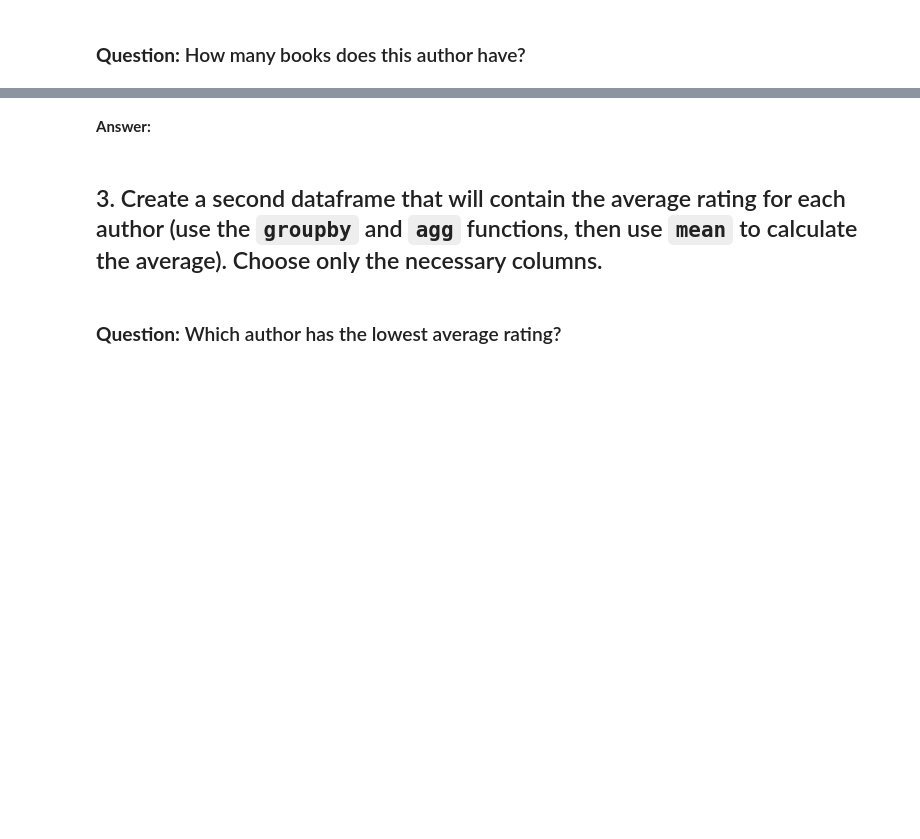
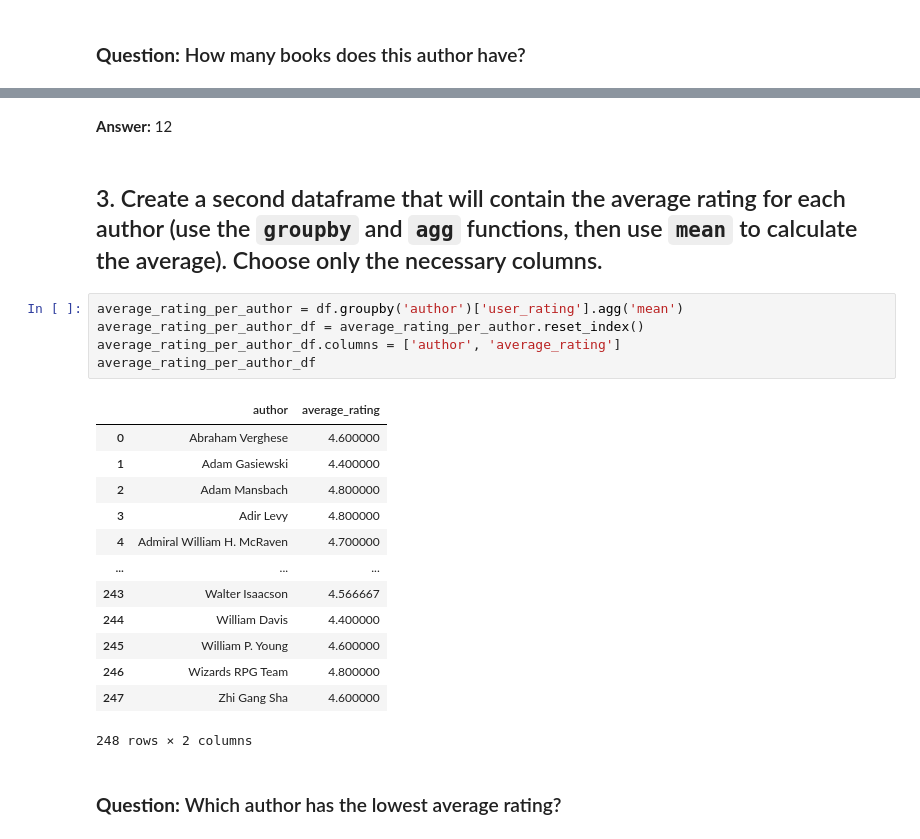
Before and after one commit to KamilGrundas/Data_science, a Jupyter notebook: homework_2/part_3/Hw2.3.ipynb, the cells around one changed output, grey strips where cells are left out. Saved outputs shown, nothing was run; the diff lists cells and outputs as text; blank space fills up the shorter version.

```diff
--- a/homework_2/part_3/Hw2.3.ipynb
+++ b/homework_2/part_3/Hw2.3.ipynb
@@ -184,6 +292,25 @@ df['price'].median()
 # %% [markdown]
-**Answer:**
+**Answer:** 12
 # %% [markdown]
 ## 3. Create a second dataframe that will contain the average rating for each author (use the `groupby` and `agg` functions, then use `mean` to calculate the average). Choose only the necessary columns.
+# %%
+average_rating_per_author = df.groupby('author')['user_rating'].agg('mean')
+average_rating_per_author_df = average_rating_per_author.reset_index()
+average_rating_per_author_df.columns = ['author', 'average_rating']
+average_rating_per_author_df
+# %% [output]
+|  | author | average_rating |
+| 0 | Abraham Verghese | 4.600000 |
+| 1 | Adam Gasiewski | 4.400000 |
+| 2 | Adam Mansbach | 4.800000 |
+| 3 | Adir Levy | 4.800000 |
+| 4 | Admiral William H. McRaven | 4.700000 |
+| ... | ... | ... |
+| 243 | Walter Isaacson | 4.566667 |
+| 244 | William Davis | 4.400000 |
+| 245 | William P. Young | 4.600000 |
+| 246 | Wizards RPG Team | 4.800000 |
+| 247 | Zhi Gang Sha | 4.600000 |
+248 rows × 2 columns
 # %% [markdown]
 ### **Question:** Which author has the lowest average rating?
```
Also changed, not shown: parts of 48 cells of this notebook.
